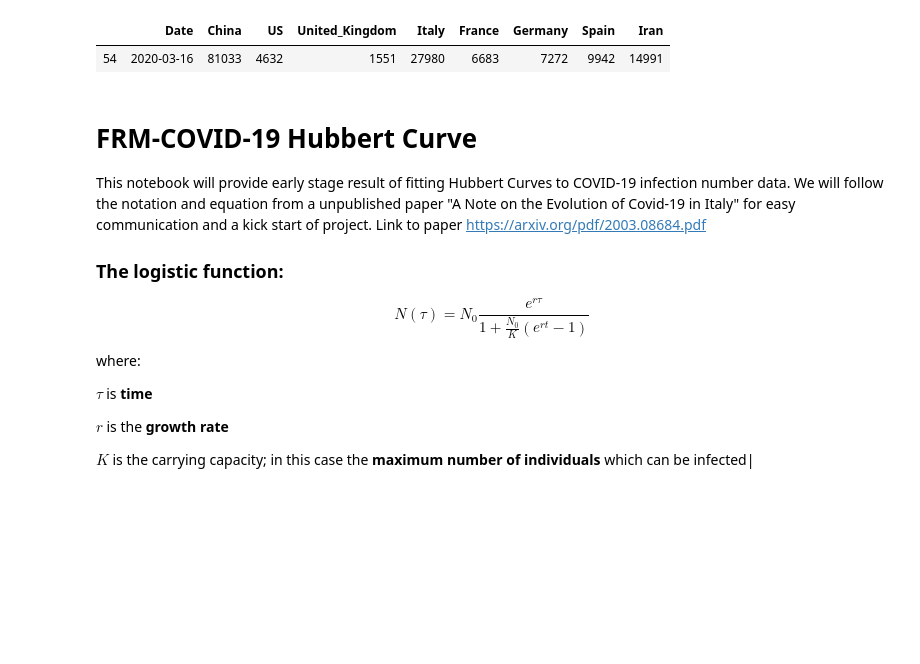
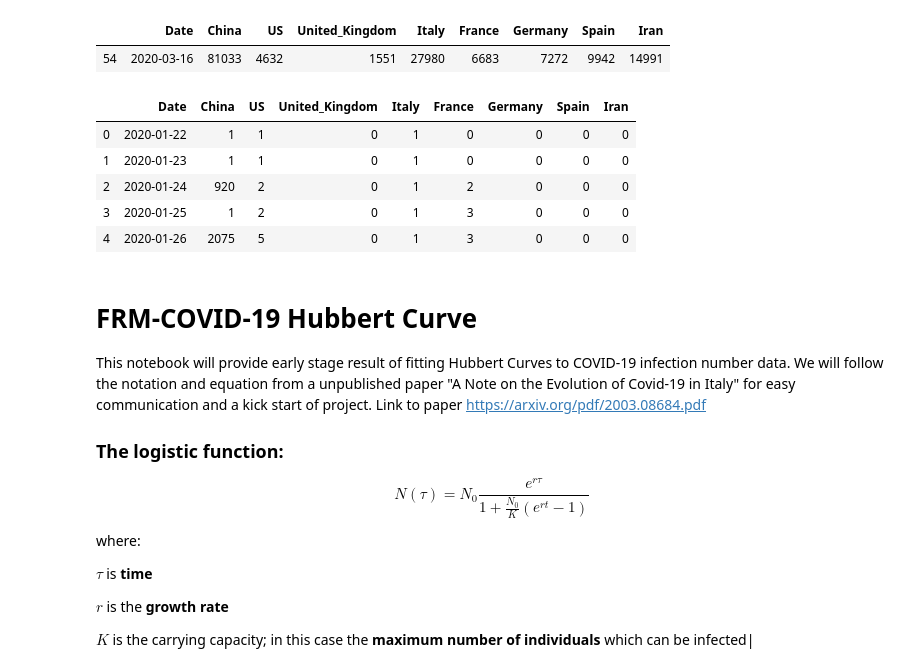
Before and after one commit to Rui666666/FRM_covid19, a Jupyter notebook: simple_hubbert_curve_fitting.ipynb, the cells around one changed output. Cells and saved outputs as stored; diff of their text form; code cells hidden in the pictures; blank space fills up the shorter version.

```diff
--- a/simple_hubbert_curve_fitting.ipynb
+++ b/simple_hubbert_curve_fitting.ipynb
@@ -10,6 +10,15 @@ data.loc[data.Date == '2020-03-16',:]
 # %% [output]
 |  | Date | China | US | United_Kingdom | Italy | France | Germany | Spain | Iran |
 | 54 | 2020-03-16 | 81033 | 4632 | 1551 | 27980 | 6683 | 7272 | 9942 | 14991 |
+# %%
+data.head()
+# %% [output]
+|  | Date | China | US | United_Kingdom | Italy | France | Germany | Spain | Iran |
+| 0 | 2020-01-22 | 1 | 1 | 0 | 1 | 0 | 0 | 0 | 0 |
+| 1 | 2020-01-23 | 1 | 1 | 0 | 1 | 0 | 0 | 0 | 0 |
+| 2 | 2020-01-24 | 920 | 2 | 0 | 1 | 2 | 0 | 0 | 0 |
+| 3 | 2020-01-25 | 1 | 2 | 0 | 1 | 3 | 0 | 0 | 0 |
+| 4 | 2020-01-26 | 2075 | 5 | 0 | 1 | 3 | 0 | 0 | 0 |
 # %%
 # https://countrymeters.info/en/China
 # CHINA, US, UK, Italy, Fr, De, Spain, Iran
```
Also changed, not shown: parts of 5 cells of this notebook, 5 other files.
